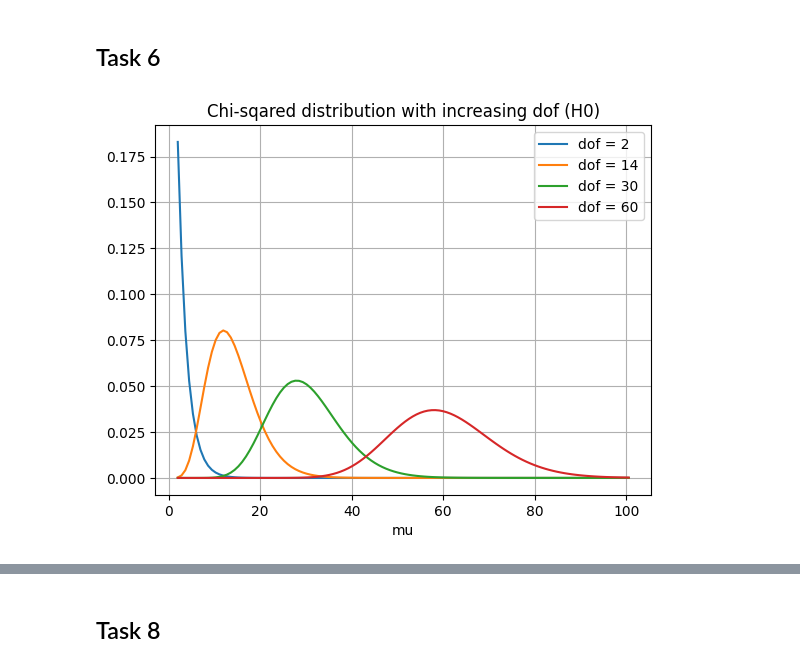
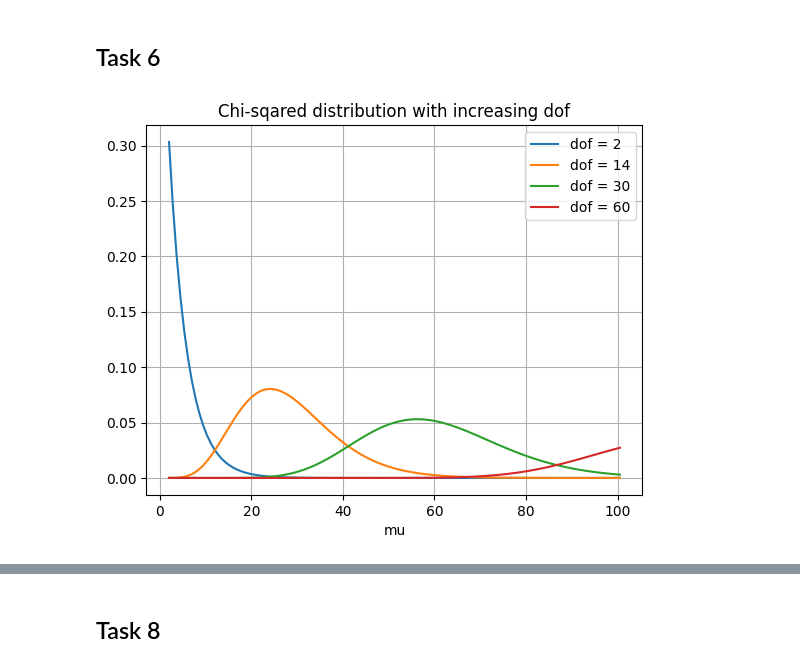
Before and after one commit to jakobaustrheim/TTT4275-Project, a Jupyter notebook: project/tasks.ipynb, the cells around one changed output, grey strips where cells are left out. Cells and saved outputs as stored; diff of their text form; code cells hidden in the pictures.

```diff
--- a/project/tasks.ipynb
+++ b/project/tasks.ipynb
@@ -279,21 +264,21 @@ plt.show()
 # %%
 from scipy.stats import norm, chi2
 
 x = np.linspace(1, 50, 120)
 K = [1, 7, 15, 30]
 
 for k in K:
     dof = 2*k
-    chi = chi2.pdf(2*x / sigmaW, dof)
+    chi = chi2.pdf(x, dof)
     plt.plot(2*x / sigmaW, chi, label=f'dof = {dof}')
 
 plt.legend()
 plt.xlabel('mu')
-plt.title('Chi-sqared distribution with increasing dof (H0)')
+plt.title('Chi-sqared distribution with increasing dof')
 plt.grid()
 plt.show()
 # %% [output]
-[figure, old version]
+[figure, new version]
 # %%
 from scipy.stats import norm, chi2
 
```
Also changed, not shown: parts of 6 cells of this notebook, 1 other file.
